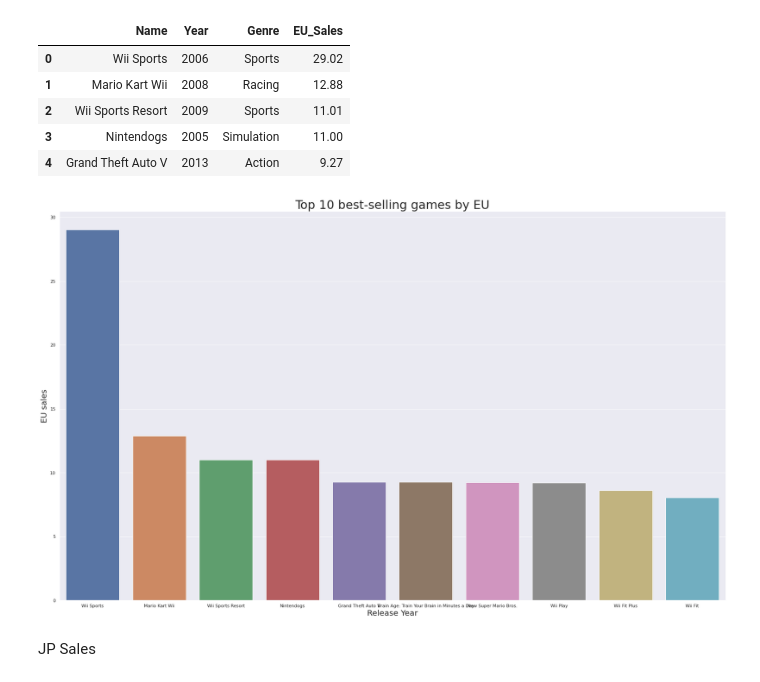
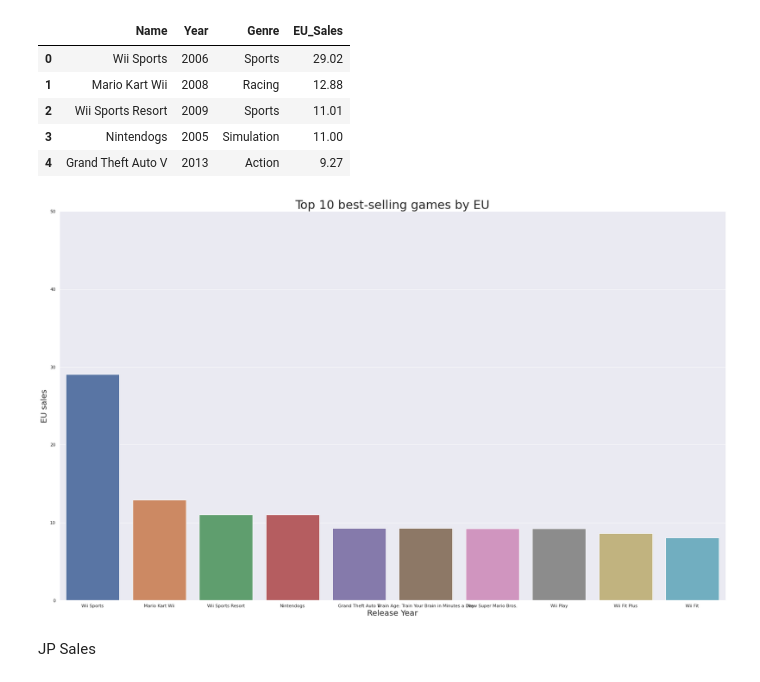
Before and after one commit to Jeongho-K/Section-Project, a Jupyter notebook: Section 1/AI_14_김정호_Section1.ipynb, the cells around one changed output. Drawn from its saved outputs; the diff is of its cells as text; code cells hidden in the pictures.

```diff
--- a/Section 1/AI_14_김정호_Section1.ipynb
+++ b/Section 1/AI_14_김정호_Section1.ipynb
@@ -917,13 +918,14 @@ df_sortedEU.head()
 # %%
 plt.figure(figsize=(30, 18))
 sns.barplot(x='Name', y='EU_Sales', data=df_sortedEU)
 
 plt.title("Top 10 best-selling games by EU", fontsize=30)
+plt.ylim(0, 50)
 plt.xlabel("Release Year", fontsize=20)
 plt.ylabel("EU sales", fontsize=20)
 plt.show()
 # %% [output]
-[figure, old version]
+[figure, new version]
 # %% [markdown]
 JP Sales
 # %%
```
Also changed, not shown: parts of 6 cells of this notebook.
